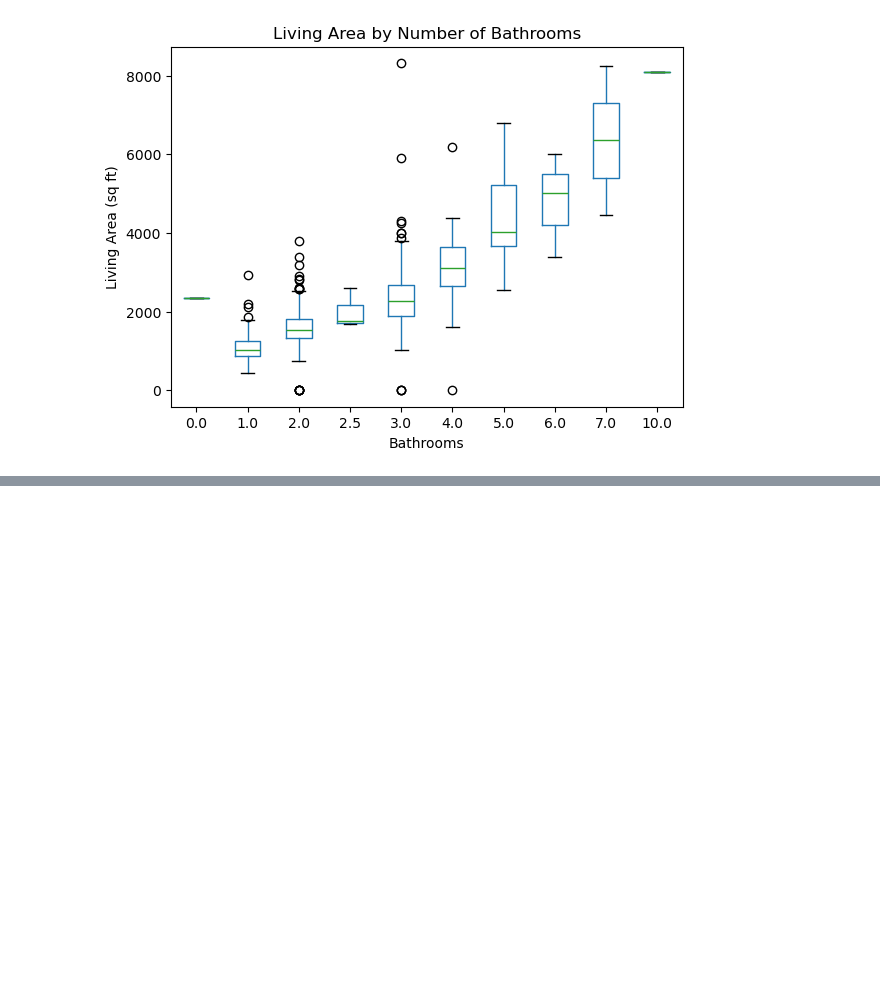
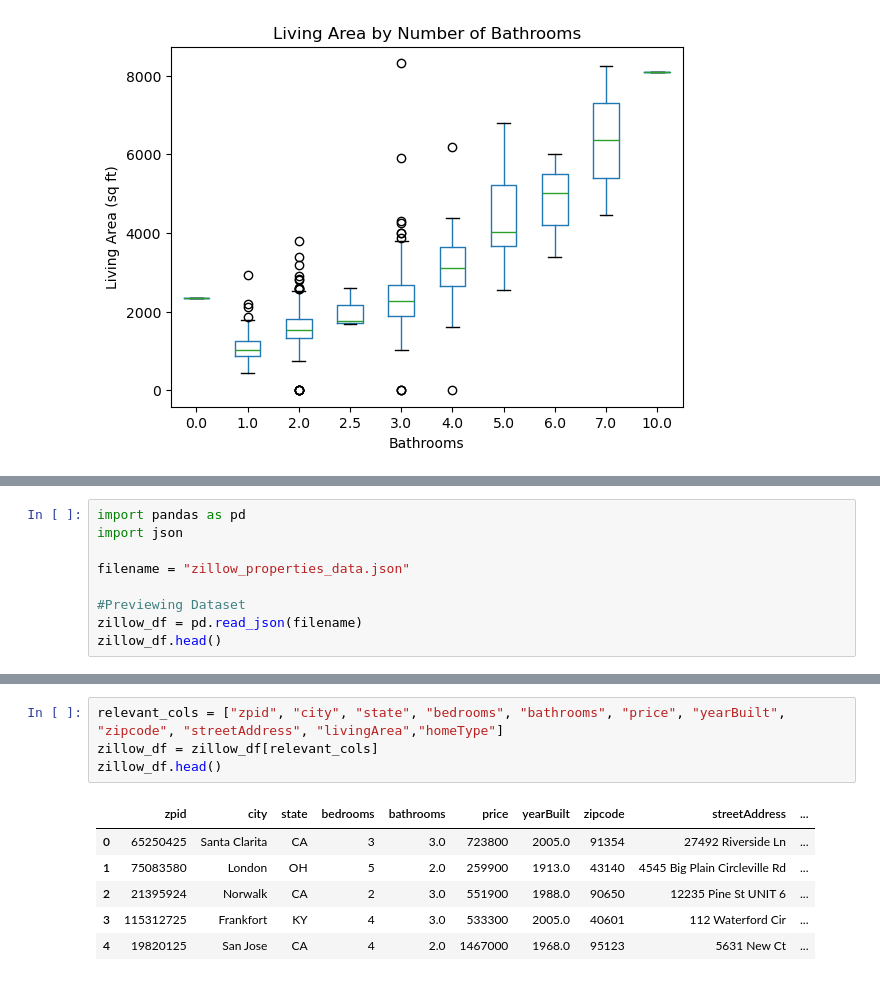
Before and after one commit to Kabir1502/project-one, a Jupyter notebook: variable_analysis.ipynb, the cells around one changed output, grey strips where cells are left out. Drawn from its saved outputs; the diff is of its cells as text; blank space fills up the shorter version.

```diff
--- a/variable_analysis.ipynb
+++ b/variable_analysis.ipynb
@@ -309,0 +373,9 @@ plt.show()
+# %%
+import pandas as pd
+import json
+
+filename = "zillow_properties_data.json"
+
+#Previewing Dataset
+zillow_df = pd.read_json(filename)
+zillow_df.head()
@@ -309,0 +405,11 @@ plt.show()
+# %%
+relevant_cols = ["zpid", "city", "state", "bedrooms", "bathrooms", "price", "yearBuilt", "zipcode", "streetAddress", "livingArea","homeType"]
+zillow_df = zillow_df[relevant_cols]
+zillow_df.head()
+# %% [output]
+|  | zpid | city | state | bedrooms | bathrooms | price | yearBuilt | zipcode | streetAddress | ... |
+| 0 | 65250425 | Santa Clarita | CA | 3 | 3.0 | 723800 | 2005.0 | 91354 | 27492 Riverside Ln | ... |
+| 1 | 75083580 | London | OH | 5 | 2.0 | 259900 | 1913.0 | 43140 | 4545 Big Plain Circleville Rd | ... |
+| 2 | 21395924 | Norwalk | CA | 2 | 3.0 | 551900 | 1988.0 | 90650 | 12235 Pine St UNIT 6 | ... |
+| 3 | 115312725 | Frankfort | KY | 4 | 3.0 | 533300 | 2005.0 | 40601 | 112 Waterford Cir | ... |
+| 4 | 19820125 | San Jose | CA | 4 | 2.0 | 1467000 | 1968.0 | 95123 | 5631 New Ct | ... |
```
Also changed, not shown: parts of 7 cells of this notebook, 10 other files.
